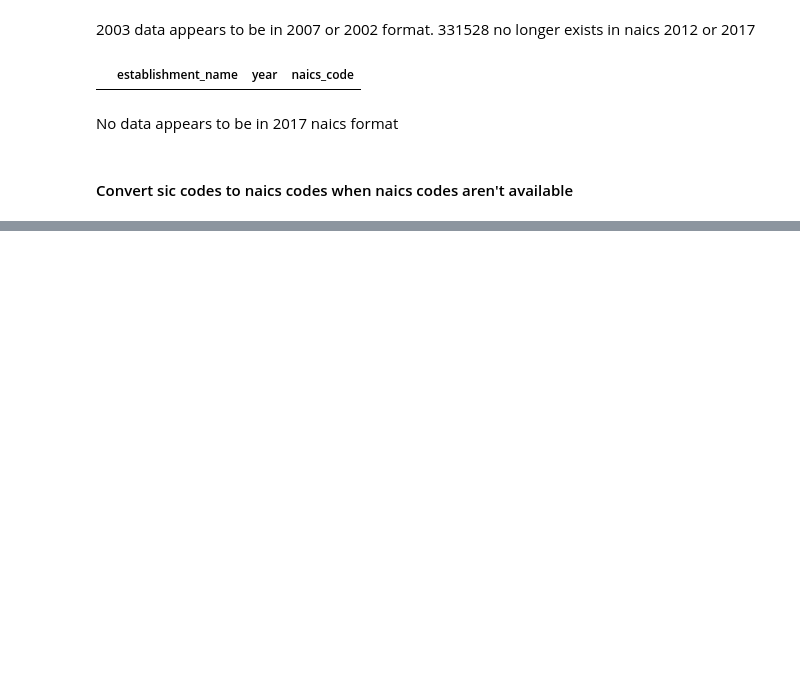
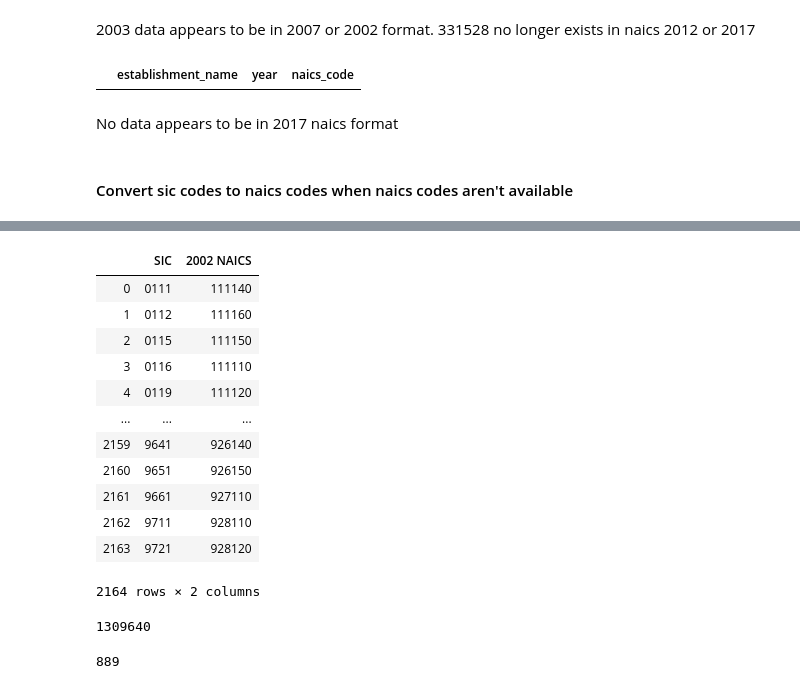
Before and after one commit to puruckertom/occupational_exposure, a Jupyter notebook: naics_code_matching.ipynb, the cells around one changed output, grey strips where cells are left out. Drawn from its saved outputs; the diff is of its cells as text; code cells hidden in the pictures; blank space fills up the shorter version.

```diff
--- a/naics_code_matching.ipynb
+++ b/naics_code_matching.ipynb
@@ -119,0 +225,24 @@ sic_naics_2002 = pd.read_csv('data/naics/1987_SIC_to_2002_NAICS.csv')
+# %%
+sic_naics_2002[['SIC', '2002 NAICS']].dropna()
+# %% [output]
+|  | SIC | 2002 NAICS |
+| 0 | 0111 | 111140 |
+| 1 | 0112 | 111160 |
+| 2 | 0115 | 111150 |
+| 3 | 0116 | 111110 |
+| 4 | 0119 | 111120 |
+| ... | ... | ... |
+| 2159 | 9641 | 926140 |
+| 2160 | 9651 | 926150 |
+| 2161 | 9661 | 927110 |
+| 2162 | 9711 | 928110 |
+| 2163 | 9721 | 928120 |
+2164 rows × 2 columns
+# %%
+len(sic)
+# %% [output]
+1309640
+# %%
+len(naics_from_sic)
+# %% [output]
+889
```
Also changed, not shown: parts of 14 cells of this notebook, 3 other files.
